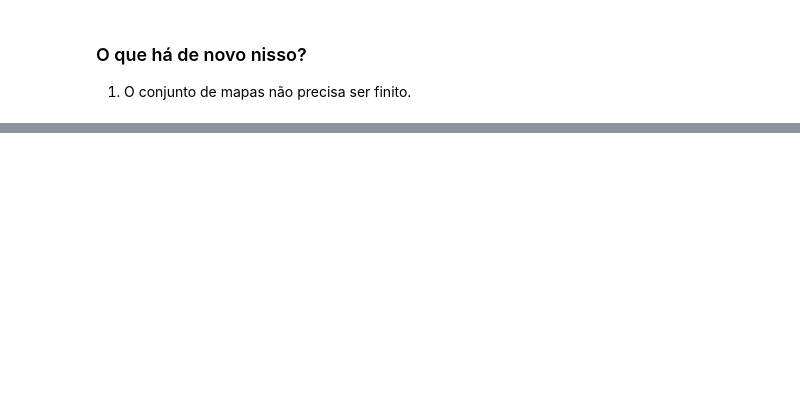
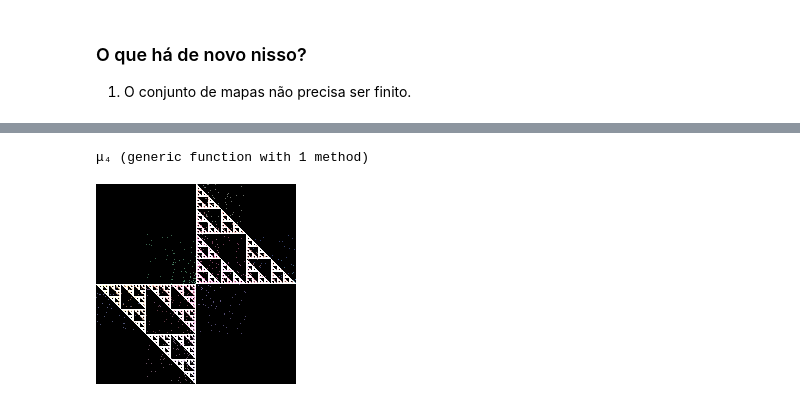
Before and after one commit to jaderebrasil/jifs.jl, a Jupyter notebook: notebooks/IFSm.ipynb, the cells around one changed output, grey strips where cells are left out. Drawn from its saved outputs; the diff is of its cells as text; code cells hidden in the pictures; blank space fills up the shorter version.

Commit message:
simple IFSm

```diff
--- a/notebooks/IFSm.ipynb
+++ b/notebooks/IFSm.ipynb
@@ -177,0 +124,9 @@ Jifs.showifs!(ifs_simples3, iters)
+# %%
+τ = [f₁, f₂, f₃]
+
+Rx(vec) = vec .* [1, -1]
+Ry(vec) = vec .* [-1, 1]
+Rxy(vec) = vec .* [-1, -1]
+
+μ₃ = ones(12) ./ 12
+τ₃ = [f for f ∈ τ] ∪ [Rx ∘ f ∘ Rx for f ∈ τ] ∪ [Ry ∘ f ∘ Ry for f ∈ τ] ∪ [Rxy ∘ f ∘ Rxy for f ∈ τ]
@@ -177,0 +166,37 @@ Jifs.showifs!(ifs_simples3, iters)
+# %%
+function μ₄(vec)
+    x, y = vec
+    pv = ones(3) ./ 3
+
+    if x >= 0 && y >= 0
+        return vcat(pv, zeros(9))
+    elseif x < 0 && y >= 0
+        return vcat(zeros(3), pv, zeros(6))
+    elseif x >= 0 && y < 0
+        return vcat(zeros(6), pv, zeros(3))
+    else
+        return vcat(zeros(9), pv)
+    end
+end
+# %% [output]
+μ₄ (generic function with 1 method)
+# %%
+# configs
+width, heigth = (200, 200)
+npoints = 500
+iters = 300
+
+
+# Definindo IFSm
+ifs_simples4 = Jifs.IFSm(
+    Jifs.ImageData(width, heigth),
+    Jifs.IFSMap.(τ₃),
+    μ₄
+)
+
+# Painting img
+Jifs.painting!(ifs_simples4, iters, npoints, quad=Jifs.Quad0)
+# %%
+Jifs.showifs!(ifs_simples4, iters)
+# %% [output]
+[figure, added]
```
Also changed, not shown: parts of 14 cells of this notebook, 1 other file.
